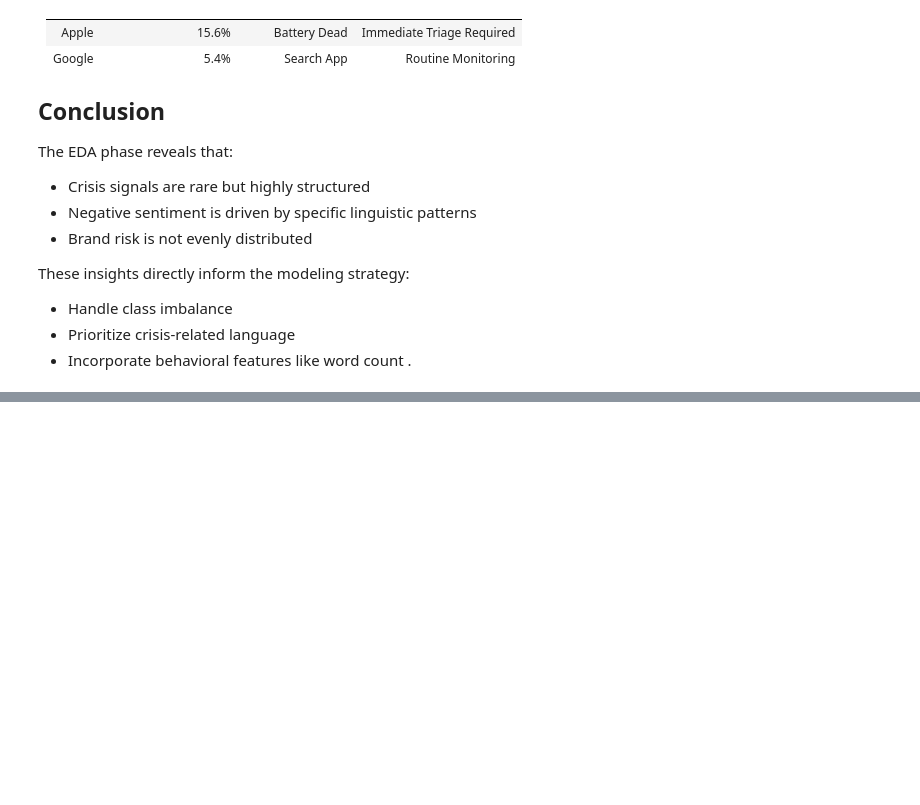
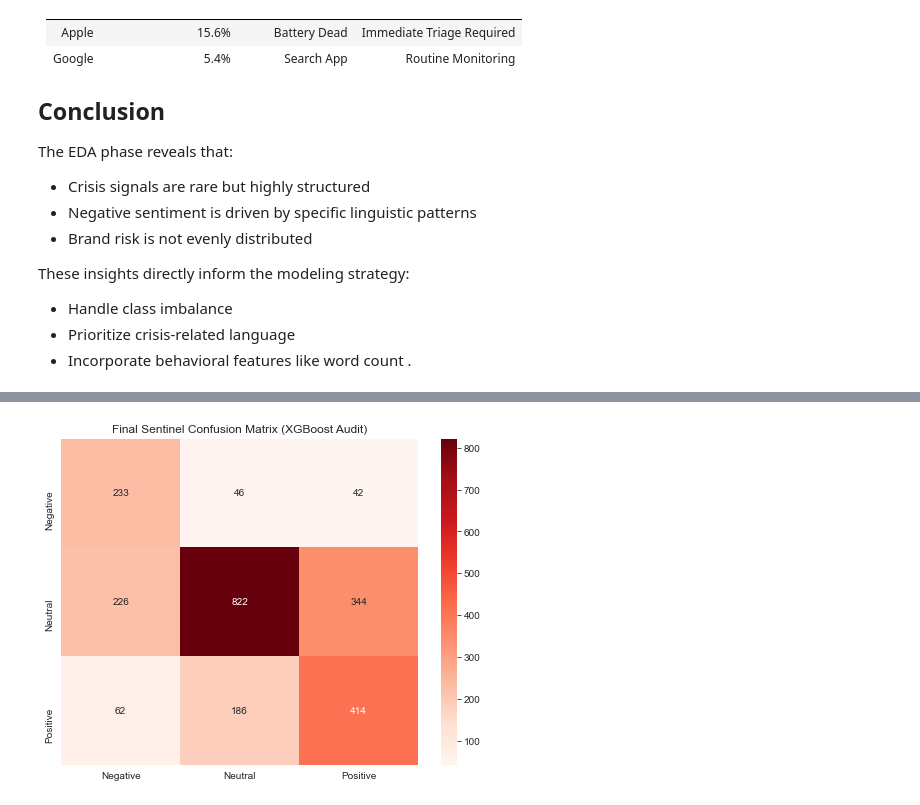
Before and after one commit to abelcholfavour/brand_sentinel, a Jupyter notebook: index.ipynb, the cells around one changed output, grey strips where cells are left out. Drawn from its saved outputs; the diff is of its cells as text; code cells hidden in the pictures; blank space fills up the shorter version.

Commit message:
Add modelling and evaluation

```diff
--- a/index.ipynb
+++ b/index.ipynb
@@ -715,0 +826,4 @@ These insights directly inform the modeling strategy:
+# %%
+# data setup
+df = pd.read_csv('cleaned_sentinel_data.csv')
+df.tail(5)
@@ -715,0 +837,13 @@ These insights directly inform the modeling strategy:
+# %%
+
+# Feature selection
+X = df['clean_text'].astype(str)
+y = df['sentiment']
+
+le = LabelEncoder()
+y_encoded = le.fit_transform(y)
+
+#Spliting of the dataset
+
+X_train, X_test, y_train, y_test = train_test_split(X, y, test_size=0.2, random_state=42, stratify=y)
+_, _, y_train_enc, y_test_enc = train_test_split(X, y_encoded, test_size=0.2, random_state=42, stratify=y)
@@ -715,0 +859,19 @@ These insights directly inform the modeling strategy:
+# %%
+# Model 1: Multinomial Naive Bayes (The Baseline)
+print("MODEL 1: MULTINOMIAL NAIVE BAYES (THE BASELINE)")
+
+nb_pipeline = Pipeline([
+    ('tfidf', TfidfVectorizer(max_features=3000, ngram_range=(1, 2))),
+    ('nb', MultinomialNB(alpha=0.1))
+])
+nb_pipeline.fit(X_train, y_train)
+y_pred_nb = nb_pipeline.predict(X_test)
+
+# Metrics details
+print(f"OVERALL ACCURACY: {accuracy_score(y_test, y_pred_nb):.2%}")
+print("CLASSIFICATION REPORT FOR THE BASELINE :")
+print(classification_report(y_test, y_pred_nb))
+
+# test with comment from Patience
+test_nb = master_sentinel_cleaner("OMG my iphone is 🔥 but the battery is 💀")
+print(f"BASELINE TEST PREDICTION: {nb_pipeline.predict([test_nb])[0]}")
@@ -715,0 +959,9 @@ These insights directly inform the modeling strategy:
+# %%
+#summary of all model results in one place.
+plt.figure(figsize=(8, 6))
+cm = confusion_matrix(y_test, y_pred_xgb, labels=le.classes_)
+sns.heatmap(cm, annot=True, fmt='d', cmap='Reds', xticklabels=le.classes_, yticklabels=le.classes_)
+plt.title("Final Sentinel Confusion Matrix (XGBoost Audit)")
+plt.show()
+# %% [output]
+[figure, added]
```
Also changed, not shown: parts of 37 cells of this notebook.
